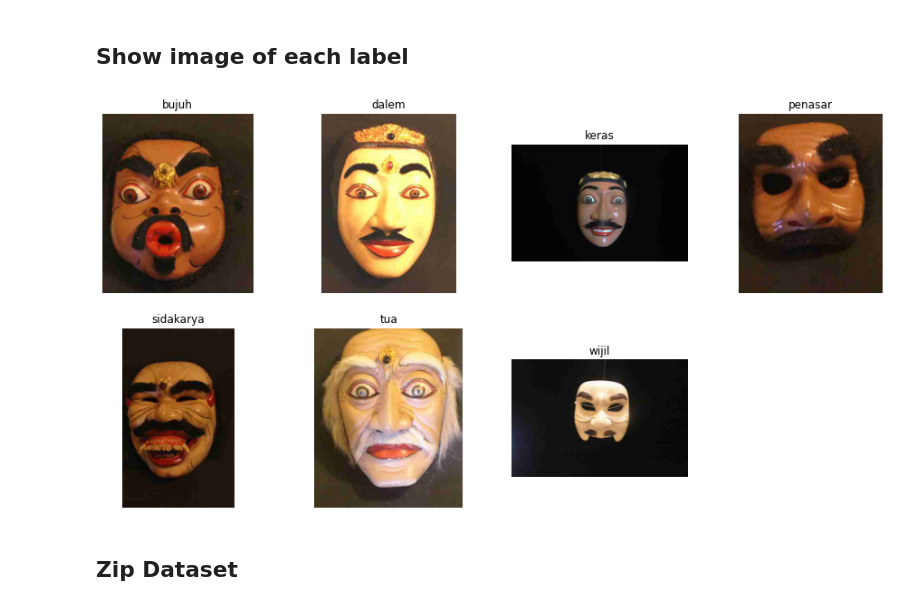
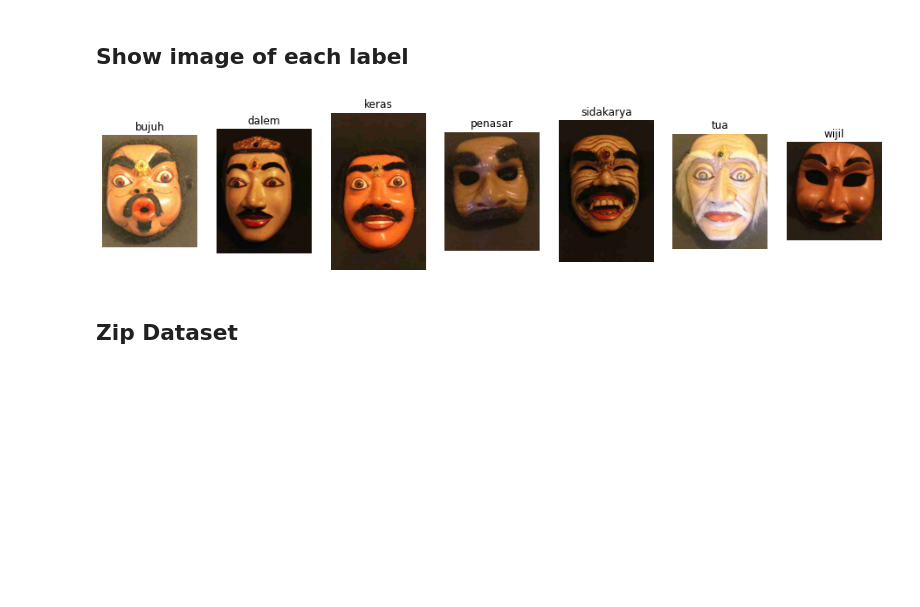
Before and after one commit to Maskology/machine-learning-notebook, a Jupyter notebook: balinese_mask_classifier.ipynb, the cells around one changed output. Drawn from its saved outputs; the diff is of its cells as text; code cells hidden in the pictures; blank space fills up the shorter version.

```diff
--- a/balinese_mask_classifier.ipynb
+++ b/balinese_mask_classifier.ipynb
@@ -174,0 +268,25 @@ def copy(src, dst):
+# %%
+LABELS = sorted(os.listdir(DATASET_PATH))
+
+def visualize_dataset_count(dir, title, figsize=(6, 4), color='cyan', bar_width=.4):
+    data = count_files_each_label(dir)
+    labels = list(data.keys())
+    values = list(data.values())
+
+    fig = plt.figure(figsize=figsize)
+    plt.barh(labels, values, color=color, height=bar_width)
+    for i, value in enumerate(values):
+        plt.text(value, i, str(value))
+    plt.title(title)
+    plt.show()
+
+
+def count_files_each_label(dir):
+    result = {}
+    labels = sorted(os.listdir(dir))
+    for label in labels:
+        count = count_files_in_dir(os.path.join(dir, label))
+        result[label] = count
+    return result
+
+visualize_dataset_count(DATASET_PATH, title='Count of each Balinese mask label')
@@ -287,32 +408,33 @@ cid.show_result_samples(n=COMPRESS_SAMPLE, figsize=(8, 8))
 # %%
 def show_image_from_each_dir_label(dir, ncols=4, figsize=None, shuffle=True):
     # Getting first file of each label
     paths = []
     labels = sorted(os.listdir(dir))
     for label in labels:
         label_dir = os.path.join(dir, label)
         files = os.listdir(label_dir)
         if shuffle:
             random.shuffle(files)
         for f in files:
             file_path = os.path.join(label_dir,f)
             if os.path.isfile(file_path):
                 paths.append((file_path, label))
                 break
 
     # Plott images
     nrows = math.ceil(len(paths)/ncols)
     plt.figure(figsize=figsize)
     for i, data in enumerate(paths):
         path, label = data
         plt.subplot(nrows, ncols, i+1)
         plt.imshow(Image.open(path))
         plt.title(label)
         plt.axis('off')
+    plt.show()
 
-show_image_from_each_dir_label(COMPRESSED_DATASET_PATH, figsize=(16, 8))
+show_image_from_each_dir_label(COMPRESSED_DATASET_PATH, ncols=len(LABELS), figsize=(16, 5))
 # %% [output]
-[figure, old version]
+[figure, new version]
 # %% [markdown]
 ## Zip Dataset
 # %%
```
Also changed, not shown: parts of 52 cells of this notebook.
